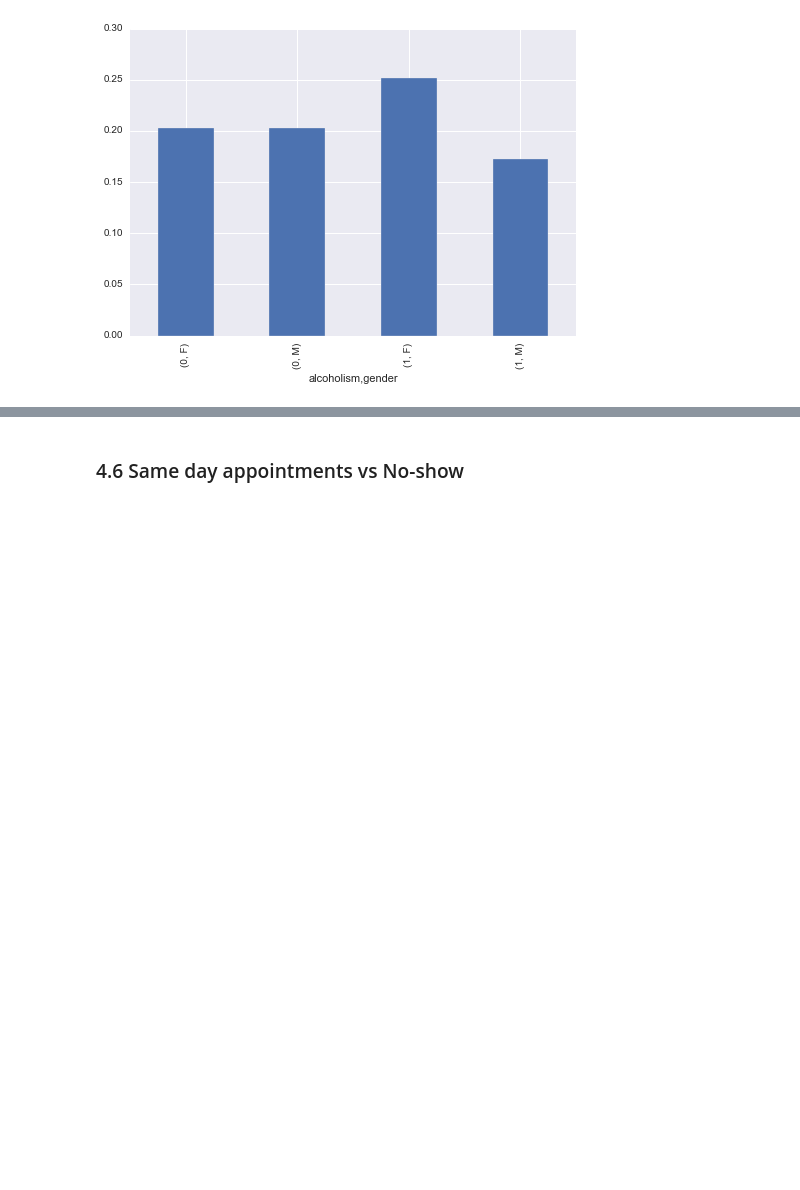
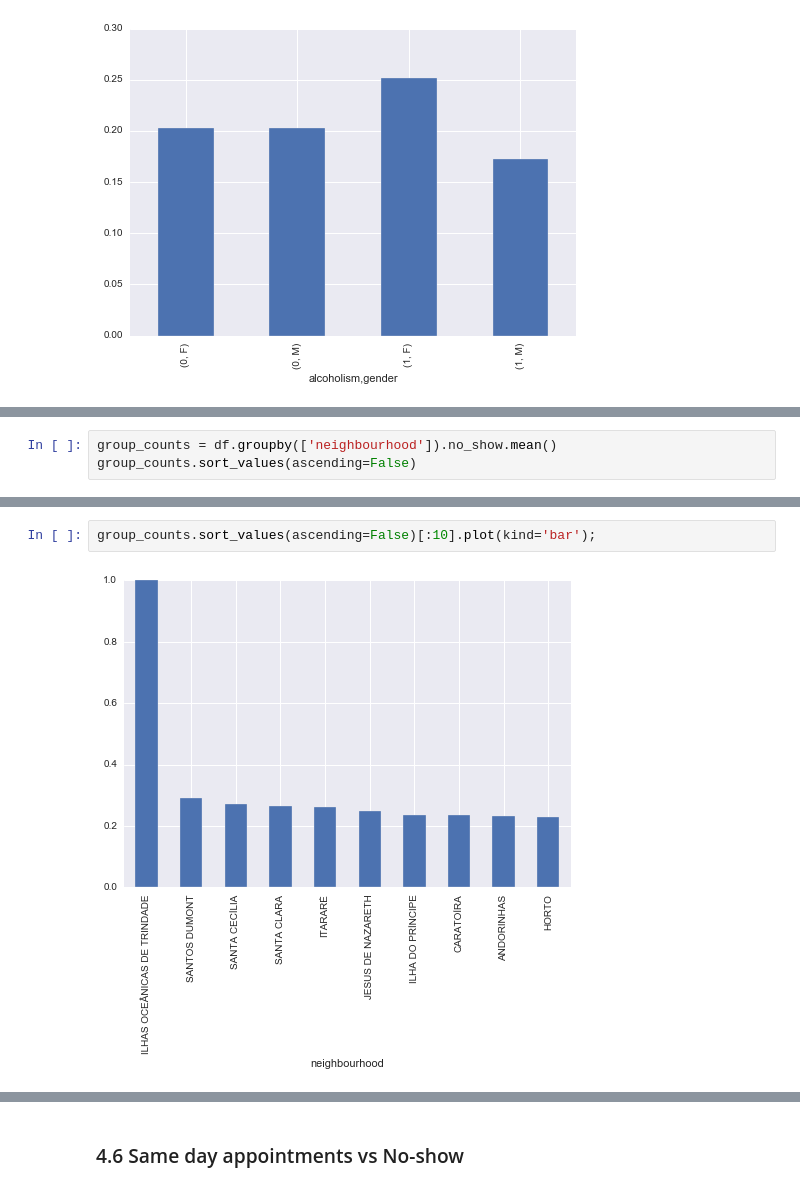
Before and after one commit to walidsi/Udacity_ADA, a Jupyter notebook: No_Show_Appointments_Analysis.ipynb, the cells around one changed output, grey strips where cells are left out. Cells and saved outputs as stored; diff of their text form; blank space fills up the shorter version.

```diff
--- a/No_Show_Appointments_Analysis.ipynb
+++ b/No_Show_Appointments_Analysis.ipynb
@@ -447,0 +464,3 @@ group_counts.plot(kind='bar');
+# %%
+group_counts = df.groupby(['neighbourhood']).no_show.mean()
+group_counts.sort_values(ascending=False)
@@ -447,0 +492,4 @@ group_counts.plot(kind='bar');
+# %%
+group_counts.sort_values(ascending=False)[:10].plot(kind='bar');
+# %% [output]
+[figure, added]
```
Also changed, not shown: parts of 14 cells of this notebook.
